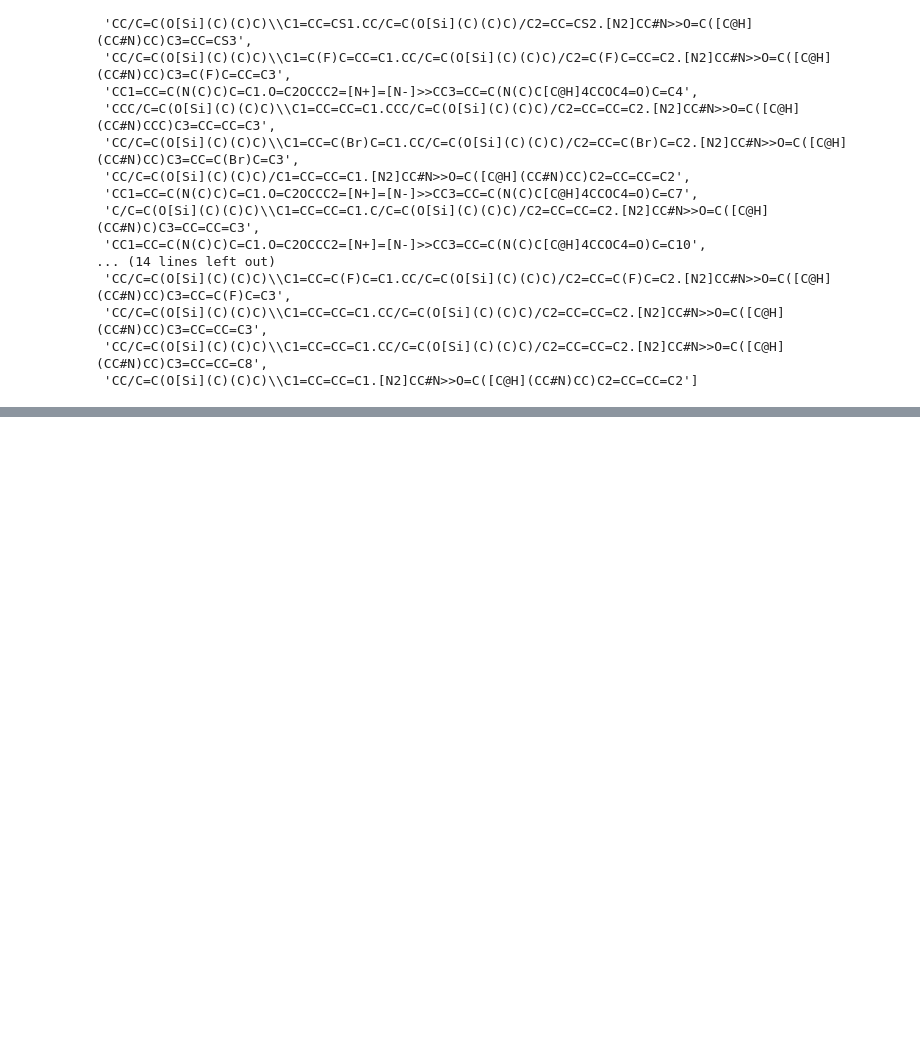
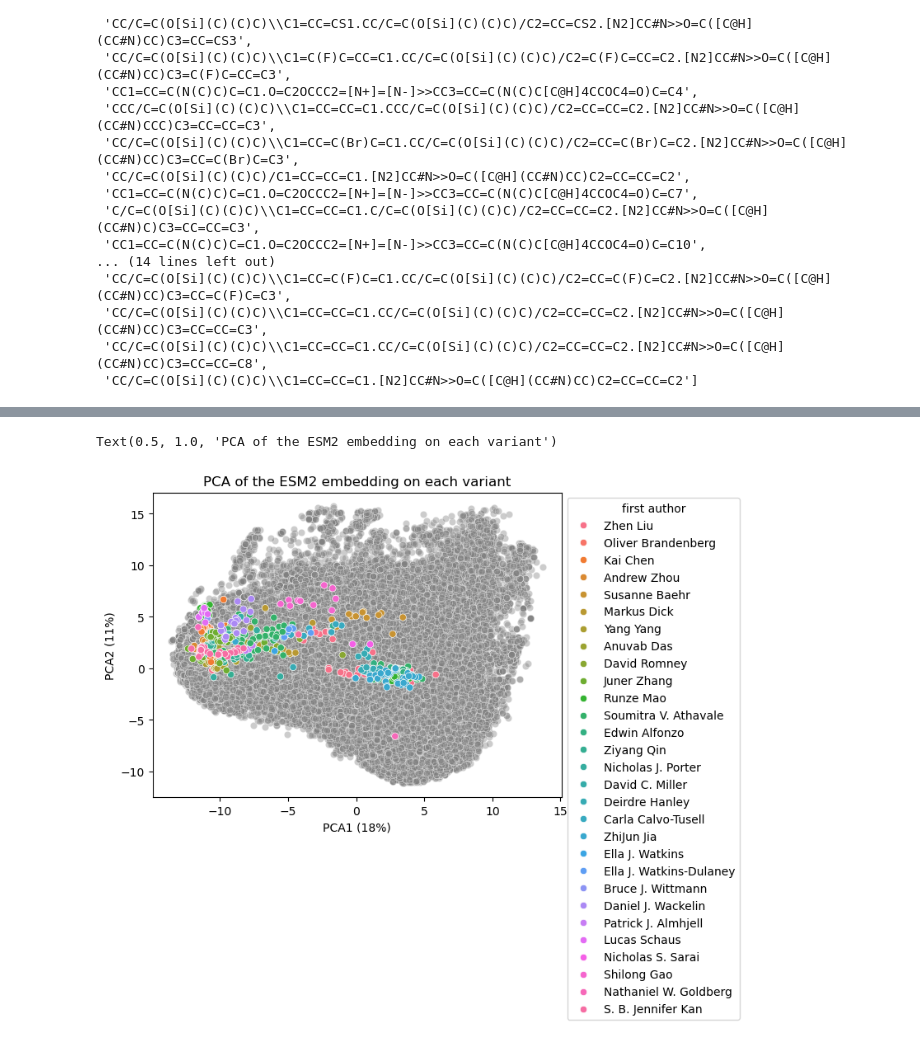
Before and after one commit to fhalab/EnzymeEngineeringDB, a Jupyter notebook: analysis/Reactions.ipynb, the cells around one changed output, grey strips where cells are left out. Saved outputs shown, nothing was run; the diff lists cells and outputs as text; code cells hidden in the pictures; blank space fills up the shorter version.

```diff
--- a/analysis/Reactions.ipynb
+++ b/analysis/Reactions.ipynb
@@ -137,0 +383,11 @@ unable_to_convert
+# %%
+ax = sns.scatterplot(all_rxns[all_rxns['first author'] == 'Natural'], x='PCA1', y='PCA2', color='grey', alpha=0.4)
+ax = sns.scatterplot(all_rxns[all_rxns['first author'] != 'Natural'], x='PCA1', y='PCA2', hue='first author')
+
+sns.move_legend(ax, "upper left", bbox_to_anchor=(1, 1))
+plt.xlabel(f'PCA1 ({int(pca.explained_variance_ratio_[0]*100)}%)')
+plt.ylabel(f'PCA2 ({int(pca.explained_variance_ratio_[1]*100)}%)')
+plt.title('PCA of the ESM2 embedding on each variant')
+# %% [output]
+Text(0.5, 1.0, 'PCA of the ESM2 embedding on each variant')
+[figure, added]
```
Also changed, not shown: parts of 17 cells of this notebook.
